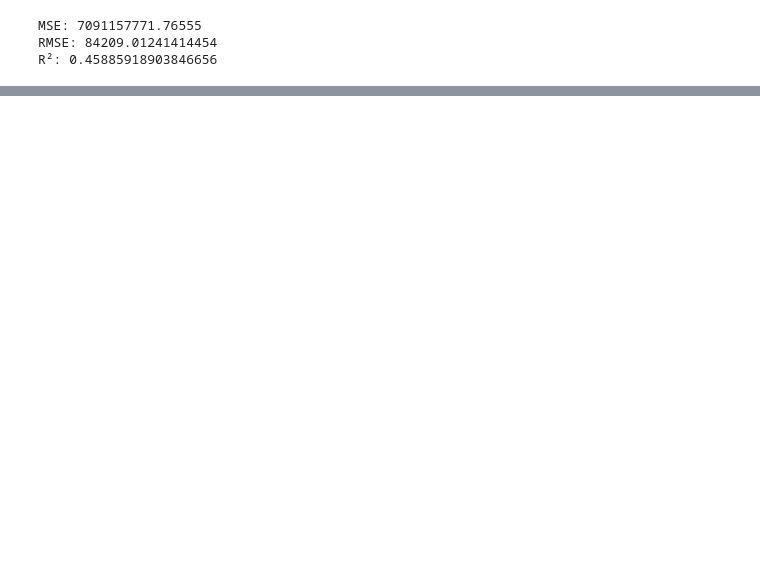
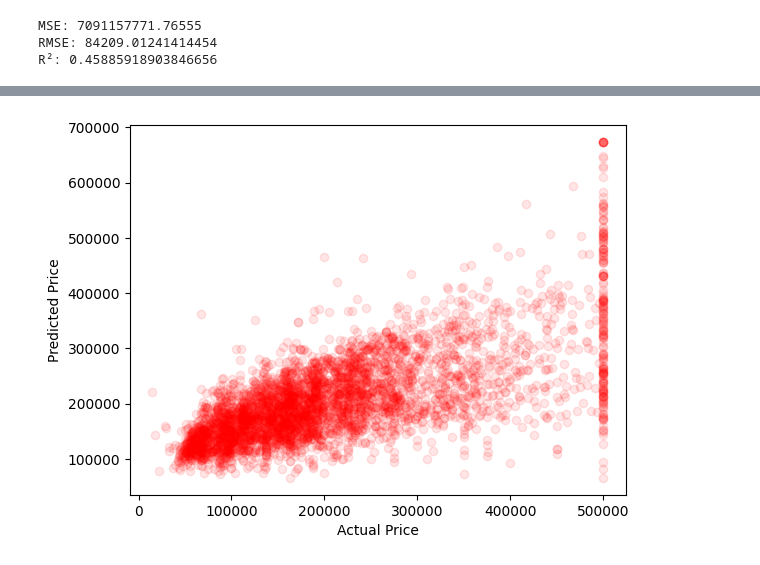
Before and after one commit to sakalyapatil-dotcom/linear-regression, a Jupyter notebook: model.ipynb, the cells around one changed output, grey strips where cells are left out. Saved outputs shown, nothing was run; the diff lists cells and outputs as text; code cells hidden in the pictures; blank space fills up the shorter version.

```diff
--- a/model.ipynb
+++ b/model.ipynb
@@ -120,0 +210,7 @@ plt.show()
+# %%
+plt.scatter(y_test, y_pred, alpha=0.1, c="r")
+plt.xlabel("Actual Price")
+plt.ylabel("Predicted Price")
+plt.show()
+# %% [output]
+[figure, added]
```
Also changed, not shown: parts of 19 cells of this notebook, 2 other files.
